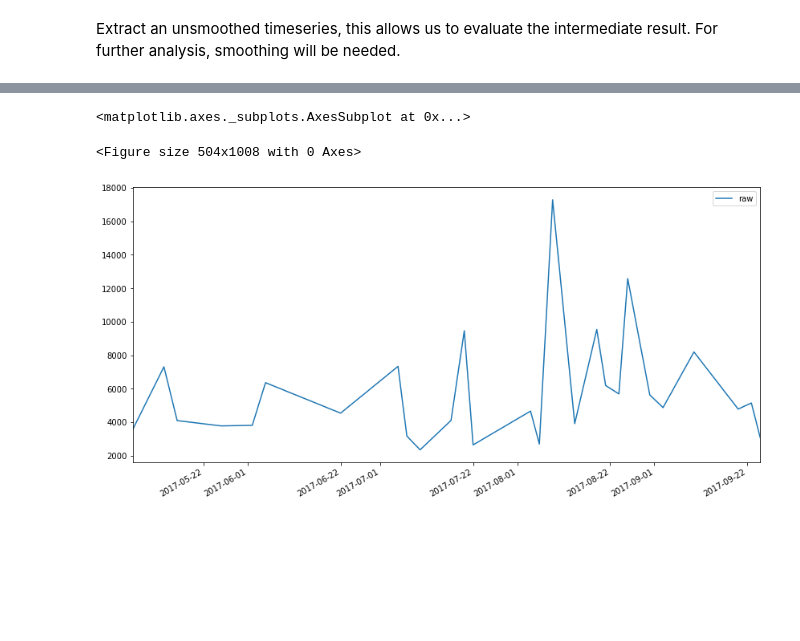
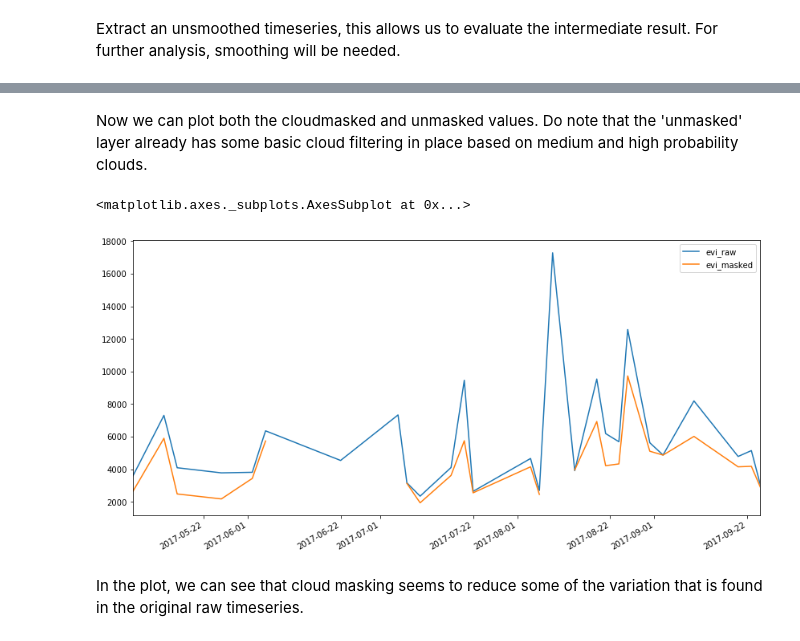
Before and after one commit to Open-EO/openeo-processes, a Jupyter notebook: examples/phenology-uc2/Phenology.ipynb, the cells around one changed output, grey strips where cells are left out. Drawn from its saved outputs; the diff is of its cells as text; code cells hidden in the pictures; blank space fills up the shorter version.

```diff
--- a/examples/phenology-uc2/Phenology.ipynb
+++ b/examples/phenology-uc2/Phenology.ipynb
@@ -111,0 +115,8 @@ write_graph(evi_cube.graph,"evi_cube.json")
+# %%
+s2_sceneclassification = session.imagecollection("S2_FAPAR_SCENECLASSIFICATION_V102_PYRAMID") \
+                    .bbox_filter(left=minx,right=maxx,top=maxy,bottom=miny,srs="EPSG:4326")
+
+mask = s2_sceneclassification.band('classification')
+
+mask = mask != 4
+mask
@@ -112,8 +162,10 @@ write_graph(evi_cube.graph,"evi_cube.json")
+# %%
+evi_cube_masked = evi_cube.mask(rastermask=mask.date_range_filter(start,end),replacement=np.nan)
 # %% [markdown]
 Extract an unsmoothed timeseries, this allows us to evaluate the intermediate result.
 For further analysis, smoothing will be needed.
 # %%
 timeseries_raw_dc = evi_cube.polygonal_mean_timeseries(polygon)
-timeseries_raw = timeseries_raw_dc.execute()
-timeseries_raw
+timeseries_raw = pd.Series(timeseries_raw_dc.execute(),name="evi_raw")
+timeseries_raw.head(15)
 # %% [output]
@@ -136,0 +189,4 @@ timeseries_raw
+# %%
+timeseries_masked_dc = evi_cube_masked.polygonal_mean_timeseries(polygon)
+timeseries_masked = pd.Series(timeseries_masked_dc.execute(),name='evi_masked')
+timeseries_masked.head(15)
@@ -137,14 +211,17 @@ timeseries_raw
+# %% [markdown]
+Now we can plot both the cloudmasked and unmasked values. Do note that the 'unmasked' layer already has some basic cloud filtering in place based on medium and high probability clouds.
 # %%
 %matplotlib inline
 import matplotlib.pyplot as plt
 import pandas as pd
-ts = pd.Series(timeseries_raw)
-ts.name = 'raw'
-all_timeseries = pd.DataFrame(ts.dropna())
+
+
+all_timeseries = pd.DataFrame([timeseries_raw.dropna(),timeseries_masked.dropna()]).T
 all_timeseries.index = pd.to_datetime(all_timeseries.index)
-fig = plt.figure(figsize=(7,14))
+
 all_timeseries.plot(figsize=(14,7))
 # %% [output]
 <matplotlib.axes._subplots.AxesSubplot at 0x...>
-<Figure size 504x1008 with 0 Axes>
-[figure, old version]
+[figure, new version]
+# %% [markdown]
+In the plot, we can see that cloud masking seems to reduce some of the variation that is found in the original raw timeseries.
```
Also changed, not shown: parts of 31 cells of this notebook, 2 other files.
